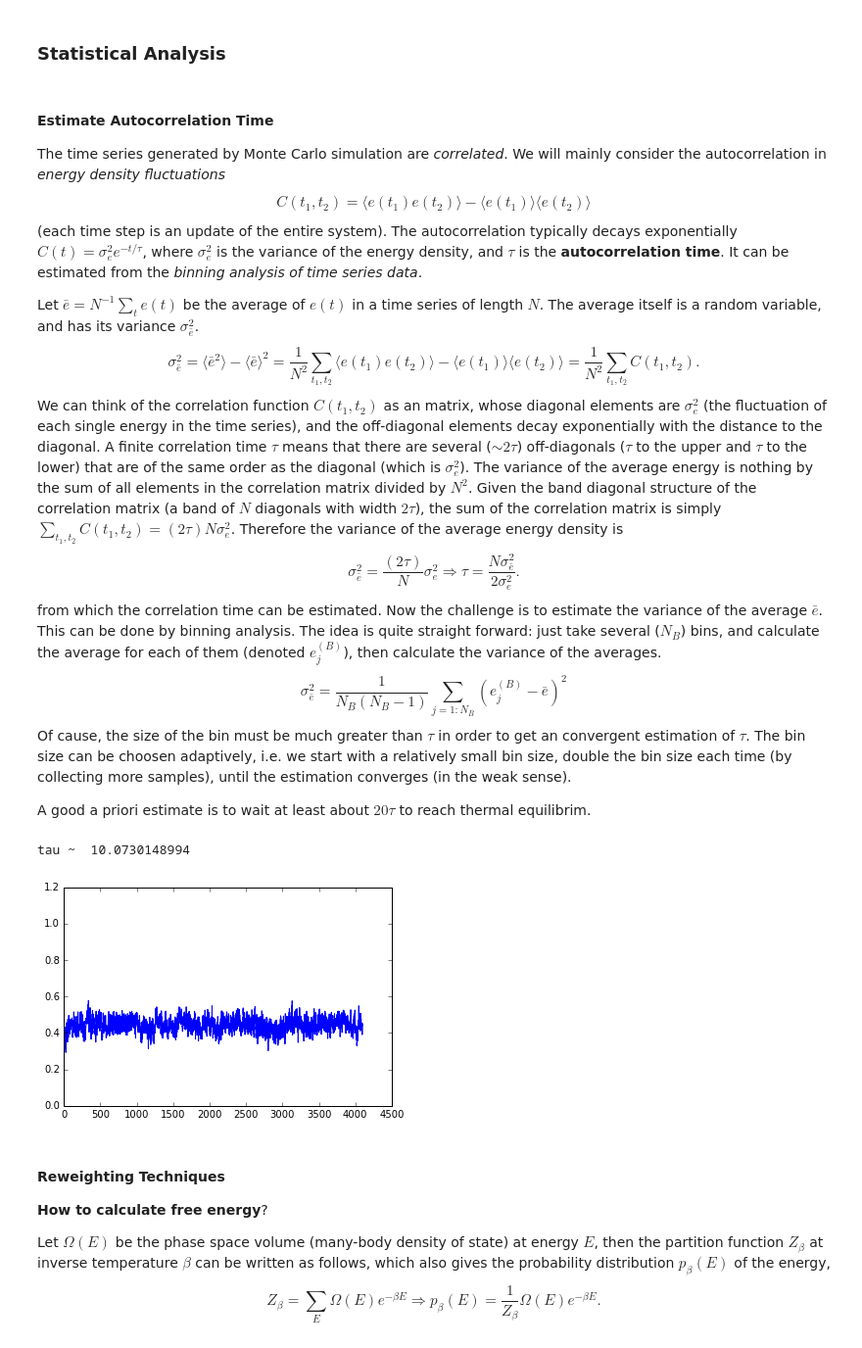
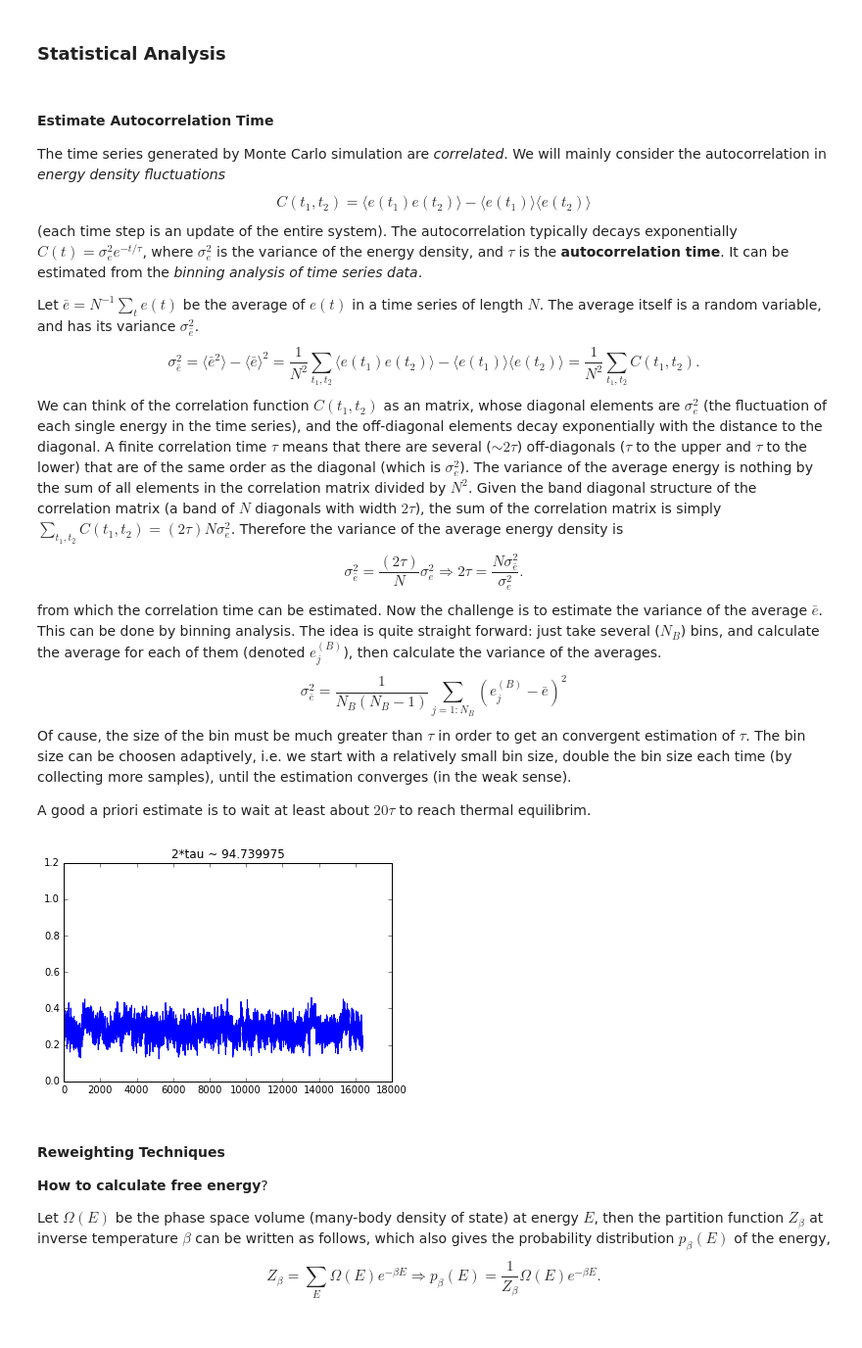
Before and after one commit to EverettYou/MonteCarlo, a Jupyter notebook: MonteCarlo.ipynb, the cells around one changed output. Shown at 98% size. Saved outputs shown, nothing was run; the diff lists cells and outputs as text; code cells hidden in the pictures.

Commit message:
Advanced tau estimation
* Estimate tau by fitting.
* More efficient reuse of the bin data.

```diff
--- a/MonteCarlo.ipynb
+++ b/MonteCarlo.ipynb
@@ -41,7 +45,7 @@ The time series generated by Monte Carlo simulation are *correlated*. We will ma
 Let $\bar{e}=N^{-1}\sum_t e(t)$ be the average of $e(t)$ in a time series of length $N$. The average itself is a random variable, and has its variance $\sigma_{\bar{e}}^2$.
 $$\sigma_{\bar{e}}^2=\langle\bar{e}^2\rangle-\langle\bar{e}\rangle^2=\frac{1}{N^2}\sum_{t_1,t_2}\langle e(t_1)e(t_2)\rangle-\langle e(t_1)\rangle\langle e(t_2)\rangle=\frac{1}{N^2}\sum_{t_1,t_2}C(t_1,t_2).$$
 We can think of the correlation function $C(t_1,t_2)$ as an matrix, whose diagonal elements are $\sigma_{e}^2$ (the fluctuation of each single energy in the time series), and the off-diagonal elements decay exponentially with the distance to the diagonal. A finite correlation time $\tau$ means that there are several ($\sim 2\tau$) off-diagonals ($\tau$ to the upper and $\tau$ to the lower) that are of the same order as the diagonal (which is $\sigma_e^2$). The variance of the average energy is nothing by the sum of all elements in the correlation matrix divided by $N^2$. Given the band diagonal structure of the correlation matrix (a band of $N$ diagonals with width $2\tau$), the sum of the correlation matrix is simply $\sum_{t_1,t_2}C(t_1,t_2)=(2\tau)N\sigma_e^2$. Therefore the variance of the average energy density is
-$$\sigma_{\bar{e}}^2=\frac{(2\tau)}{N}\sigma_{e}^2\Rightarrow \tau=\frac{N\sigma_{\bar{e}}^2}{2\sigma_e^2}.$$
+$$\sigma_{\bar{e}}^2=\frac{(2\tau)}{N}\sigma_{e}^2\Rightarrow 2\tau=\frac{N\sigma_{\bar{e}}^2}{\sigma_e^2}.$$
 from which the correlation time can be estimated. Now the challenge is to estimate the variance of the average $\bar{e}$. This can be done by binning analysis. The idea is quite straight forward: just take several ($N_B$) bins, and calculate the average for each of them (denoted $e_j^{(B)}$), then calculate the variance of the averages.
 $$\sigma_{\bar{e}}^2=\frac{1}{N_B(N_B-1)}\sum_{j=1:N_B}(e_j^{(B)}-\bar{e})^2$$
 Of cause, the size of the bin must be much greater than $\tau$ in order to get an convergent estimation of $\tau$. The bin size can be choosen adaptively, i.e. we start with a relatively small bin size, double the bin size each time (by collecting more samples), until the estimation converges (in the weak sense).
@@ -49,17 +53,14 @@ Of cause, the size of the bin must be much greater than $\tau$ in order to get a
 A good a priori estimate is to wait at least about $20\tau$ to reach thermal equilibrim.
 # %%
 # estimate energy fluctuation autocorrelation time
-%matplotlib inline
-%run 'MonteCarlo.py'
-import matplotlib.pyplot as plt
 mdl = LatticeModel(SquareLattice(32,[1.]),Group(2))
-mdl.beta = 0.8
-print('tau ~ ', mdl.estimate_tau())
-plt.plot(numpy.array(list(range(mdl.nts))), mdl.ets)
-plt.ylim(0,1.2);
+mdl.beta = 0.88
+tau2, ets, mts = mdl.estimate_tau()
+plt.plot(numpy.array(list(range(len(ets)))), ets)
+plt.ylim(0,1.2); plt.title('2*tau ~ %f'%tau2)
+numpy.save('data/ets',ets)
 # %% [output]
-tau ~  10.0730148994
-[figure, old version]
+[figure, new version]
 # %% [markdown]
 #### Reweighting Techniques
 
```
Also changed, not shown: parts of 8 cells of this notebook, 6 other files.
